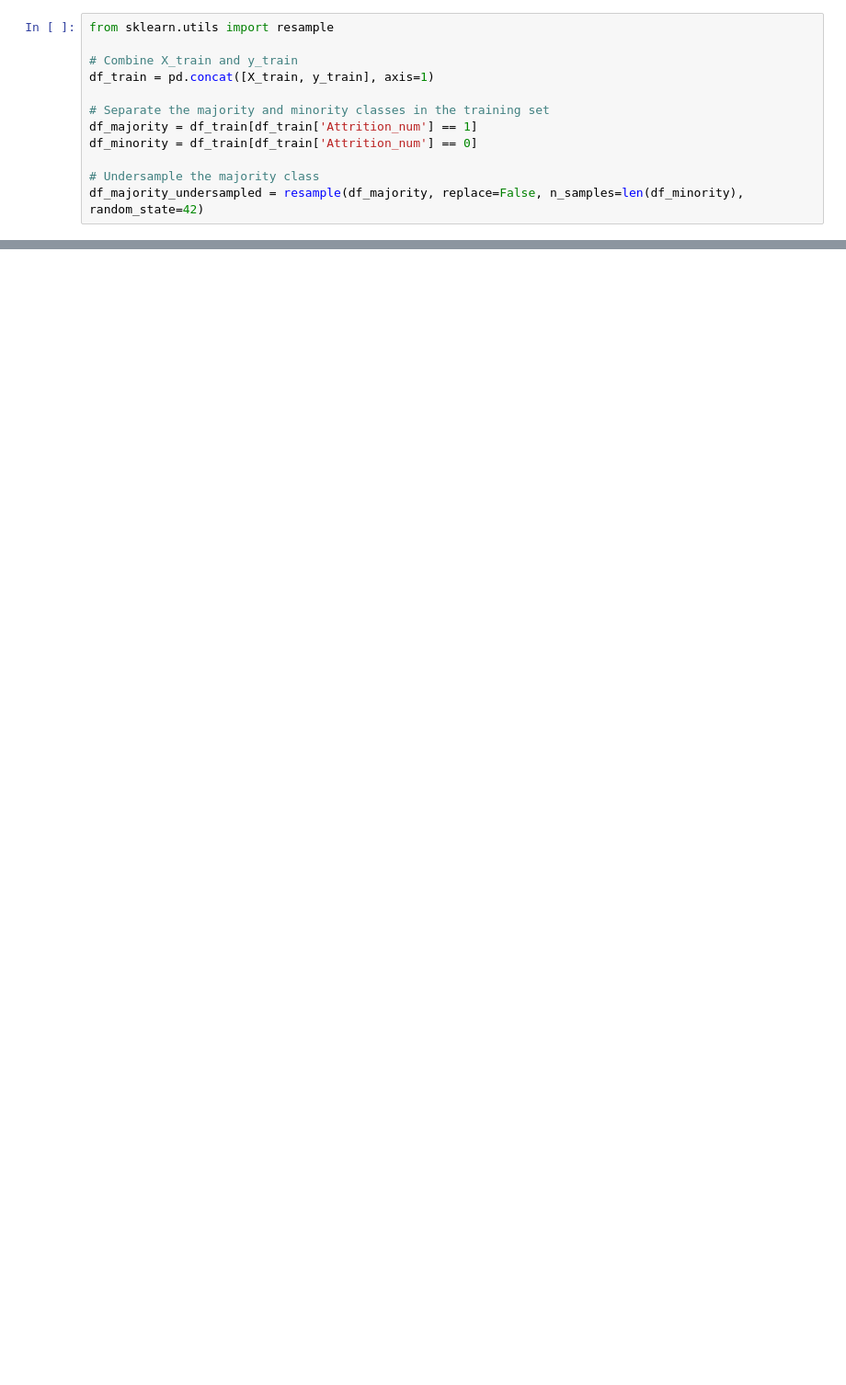
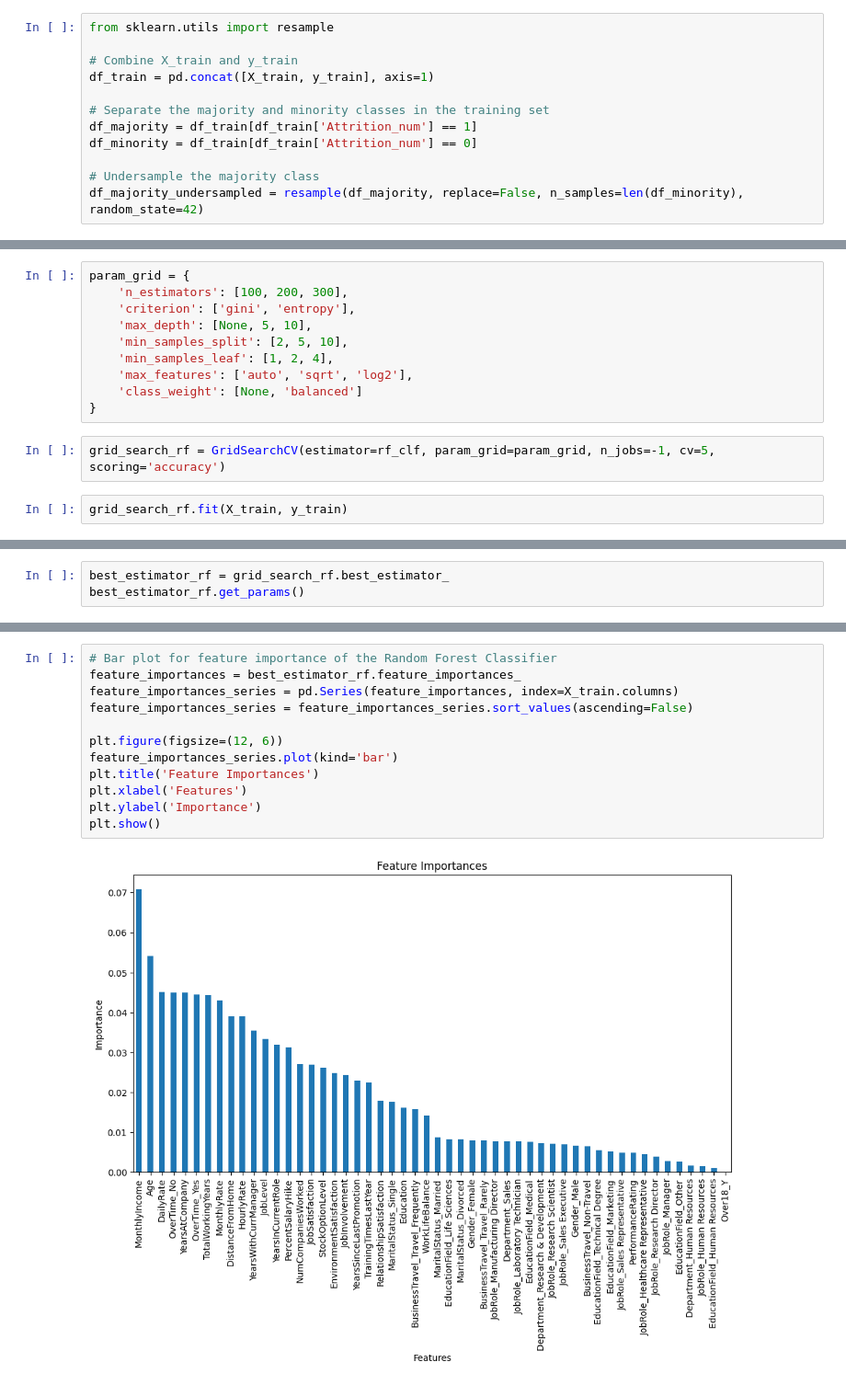
Before and after one commit to VictorSquidWei/IBM-Employee-Attrition-Prediction, a Jupyter notebook: IBMHRProject.ipynb, the cells around one changed output, grey strips where cells are left out. Shown: that part at 92% size. Drawn from its saved outputs; the diff is of its cells as text; blank space fills up the shorter version.

```diff
--- a/IBMHRProject.ipynb
+++ b/IBMHRProject.ipynb
@@ -331,0 +445,14 @@ ROC AUC: 0.6467
+# %%
+param_grid = {
+    'n_estimators': [100, 200, 300],
+    'criterion': ['gini', 'entropy'],
+    'max_depth': [None, 5, 10],
+    'min_samples_split': [2, 5, 10],
+    'min_samples_leaf': [1, 2, 4],
+    'max_features': ['auto', 'sqrt', 'log2'],
+    'class_weight': [None, 'balanced']
+}
+# %%
+grid_search_rf = GridSearchCV(estimator=rf_clf, param_grid=param_grid, n_jobs=-1, cv=5, scoring='accuracy')
+# %%
+grid_search_rf.fit(X_train, y_train)
@@ -331,0 +469,3 @@ ROC AUC: 0.6467
+# %%
+best_estimator_rf = grid_search_rf.best_estimator_
+best_estimator_rf.get_params()
@@ -331,0 +522,14 @@ ROC AUC: 0.6467
+# %%
+# Bar plot for feature importance of the Random Forest Classifier
+feature_importances = best_estimator_rf.feature_importances_
+feature_importances_series = pd.Series(feature_importances, index=X_train.columns)
+feature_importances_series = feature_importances_series.sort_values(ascending=False)
+
+plt.figure(figsize=(12, 6))
+feature_importances_series.plot(kind='bar')
+plt.title('Feature Importances')
+plt.xlabel('Features')
+plt.ylabel('Importance')
+plt.show()
+# %% [output]
+[figure, added]
```
Also changed, not shown: parts of 48 cells of this notebook.
